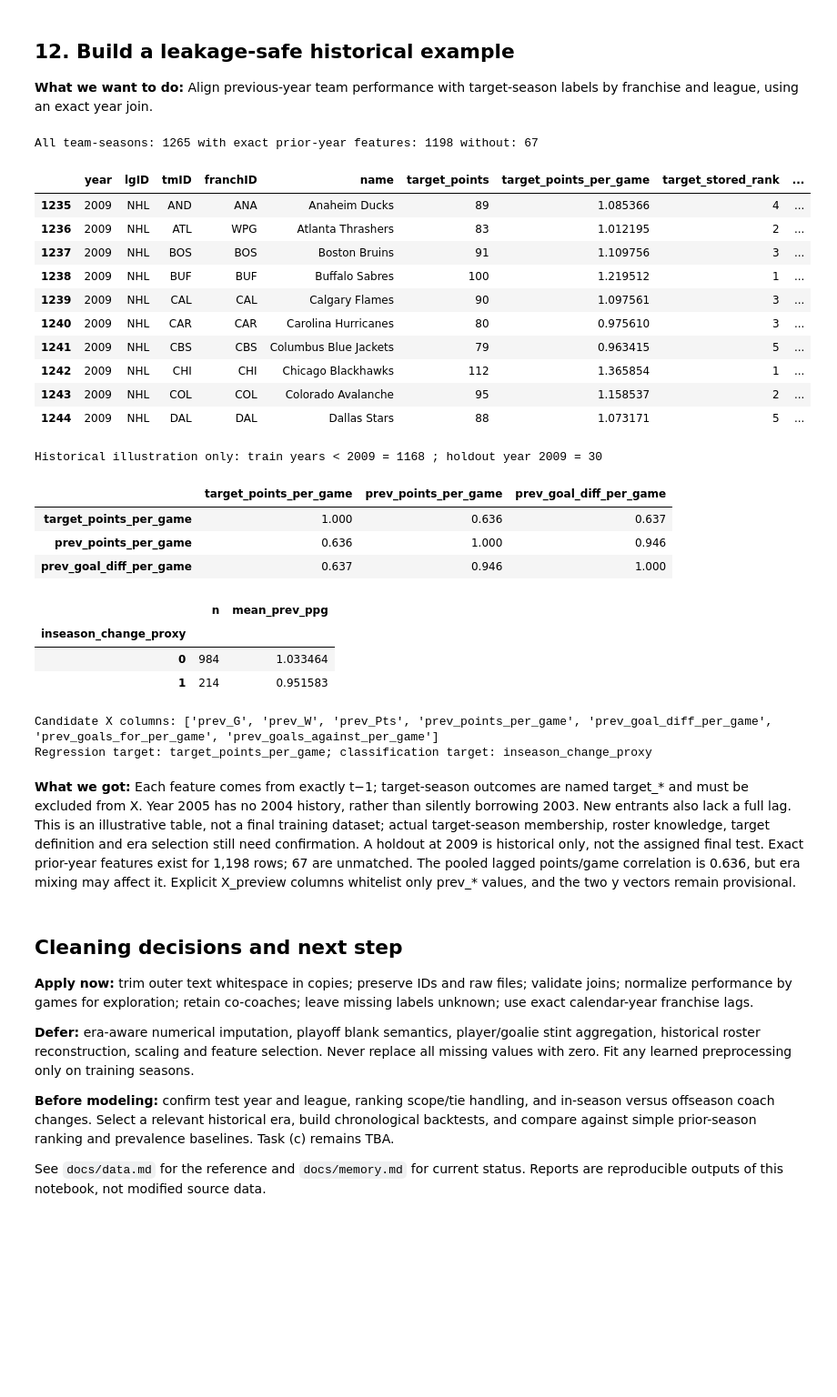
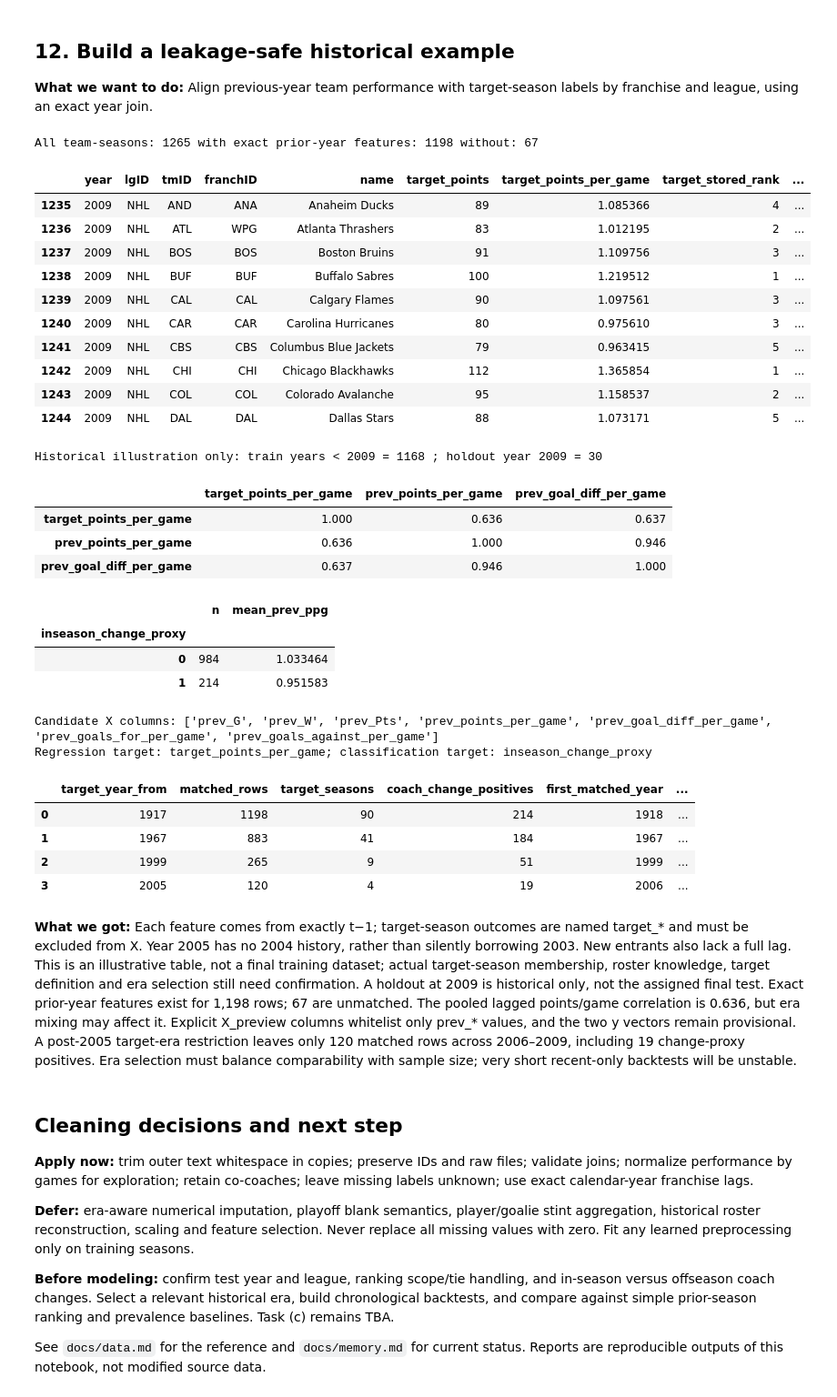
Before and after one commit to AmirMasnavi/hockey-season-prediction, a Jupyter notebook: notebooks/01_data_understanding.ipynb, the cells around one changed output. Shown at 91% size. Saved outputs shown, nothing was run; the diff lists cells and outputs as text; code cells hidden in the pictures; blank space fills up the shorter version.

Commit message:
eda: apply independent review and document modeling readiness

```diff
--- a/notebooks/01_data_understanding.ipynb
+++ b/notebooks/01_data_understanding.ipynb
@@ -564,35 +580,50 @@ FEATURES=['prev_'+c for c in feature_cols]
 X_preview=eligible[FEATURES].copy()
 y_regression_preview=eligible['target_points_per_game'].copy()
 y_classification_preview=eligible['inseason_change_proxy'].copy()
 assert all(c.startswith('prev_') for c in X_preview.columns)
 print('Candidate X columns:',FEATURES)
 print('Regression target: target_points_per_game; classification target: inseason_change_proxy')
+
+# Compare prospective training eras before choosing one.
+era_samples=[]
+for start in [1917,1967,1999,2005]:
+    sample=eligible[eligible.year.ge(start)]
+    era_samples.append({'target_year_from':start,'matched_rows':len(sample),
+        'target_seasons':sample.year.nunique(),'coach_change_positives':int(sample.inseason_change_proxy.sum()),
+        'first_matched_year':int(sample.year.min()),'last_matched_year':int(sample.year.max())})
+display(pd.DataFrame(era_samples))
+pd.DataFrame(era_samples).to_csv(OUT/'modeling_era_sample_sizes.csv',index=False)
 # %% [output]
 All team-seasons: 1265 with exact prior-year features: 1198 without: 67
 |  | year | lgID | tmID | franchID | name | target_points | target_points_per_game | target_stored_rank | ... |
 | 1235 | 2009 | NHL | AND | ANA | Anaheim Ducks | 89 | 1.085366 | 4 | ... |
 | 1236 | 2009 | NHL | ATL | WPG | Atlanta Thrashers | 83 | 1.012195 | 2 | ... |
 | 1237 | 2009 | NHL | BOS | BOS | Boston Bruins | 91 | 1.109756 | 3 | ... |
 | 1238 | 2009 | NHL | BUF | BUF | Buffalo Sabres | 100 | 1.219512 | 1 | ... |
 | 1239 | 2009 | NHL | CAL | CAL | Calgary Flames | 90 | 1.097561 | 3 | ... |
 | 1240 | 2009 | NHL | CAR | CAR | Carolina Hurricanes | 80 | 0.975610 | 3 | ... |
 | 1241 | 2009 | NHL | CBS | CBS | Columbus Blue Jackets | 79 | 0.963415 | 5 | ... |
 | 1242 | 2009 | NHL | CHI | CHI | Chicago Blackhawks | 112 | 1.365854 | 1 | ... |
 | 1243 | 2009 | NHL | COL | COL | Colorado Avalanche | 95 | 1.158537 | 2 | ... |
 | 1244 | 2009 | NHL | DAL | DAL | Dallas Stars | 88 | 1.073171 | 5 | ... |
 Historical illustration only: train years < 2009 = 1168 ; holdout year 2009 = 30
 |  | target_points_per_game | prev_points_per_game | prev_goal_diff_per_game |
 | target_points_per_game | 1.000 | 0.636 | 0.637 |
 | prev_points_per_game | 0.636 | 1.000 | 0.946 |
 | prev_goal_diff_per_game | 0.637 | 0.946 | 1.000 |
 |  | n | mean_prev_ppg |
 | inseason_change_proxy |  |  |
 | 0 | 984 | 1.033464 |
 | 1 | 214 | 0.951583 |
 Candidate X columns: ['prev_G', 'prev_W', 'prev_Pts', 'prev_points_per_game', 'prev_goal_diff_per_game', 'prev_goals_for_per_game', 'prev_goals_against_per_game']
 Regression target: target_points_per_game; classification target: inseason_change_proxy
+|  | target_year_from | matched_rows | target_seasons | coach_change_positives | first_matched_year | ... |
+| 0 | 1917 | 1198 | 90 | 214 | 1918 | ... |
+| 1 | 1967 | 883 | 41 | 184 | 1967 | ... |
+| 2 | 1999 | 265 | 9 | 51 | 1999 | ... |
+| 3 | 2005 | 120 | 4 | 19 | 2006 | ... |
 # %% [markdown]
-**What we got:** Each feature comes from exactly t−1; target-season outcomes are named target_* and must be excluded from X. Year 2005 has no 2004 history, rather than silently borrowing 2003. New entrants also lack a full lag. This is an illustrative table, not a final training dataset; actual target-season membership, roster knowledge, target definition and era selection still need confirmation. A holdout at 2009 is historical only, not the assigned final test. Exact prior-year features exist for 1,198 rows; 67 are unmatched. The pooled lagged points/game correlation is 0.636, but era mixing may affect it. Explicit X_preview columns whitelist only prev_* values, and the two y vectors remain provisional.
+**What we got:** Each feature comes from exactly t−1; target-season outcomes are named target_* and must be excluded from X. Year 2005 has no 2004 history, rather than silently borrowing 2003. New entrants also lack a full lag. This is an illustrative table, not a final training dataset; actual target-season membership, roster knowledge, target definition and era selection still need confirmation. A holdout at 2009 is historical only, not the assigned final test. Exact prior-year features exist for 1,198 rows; 67 are unmatched. The pooled lagged points/game correlation is 0.636, but era mixing may affect it. Explicit X_preview columns whitelist only prev_* values, and the two y vectors remain provisional. A post-2005 target-era restriction leaves only 120 matched rows across 2006–2009, including 19 change-proxy positives. Era selection must balance comparability with sample size; very short recent-only backtests will be unstable.
 # %% [markdown]
 ## Cleaning decisions and next step
 
```
Also changed, not shown: parts of 3 cells of this notebook, 8 other files.
